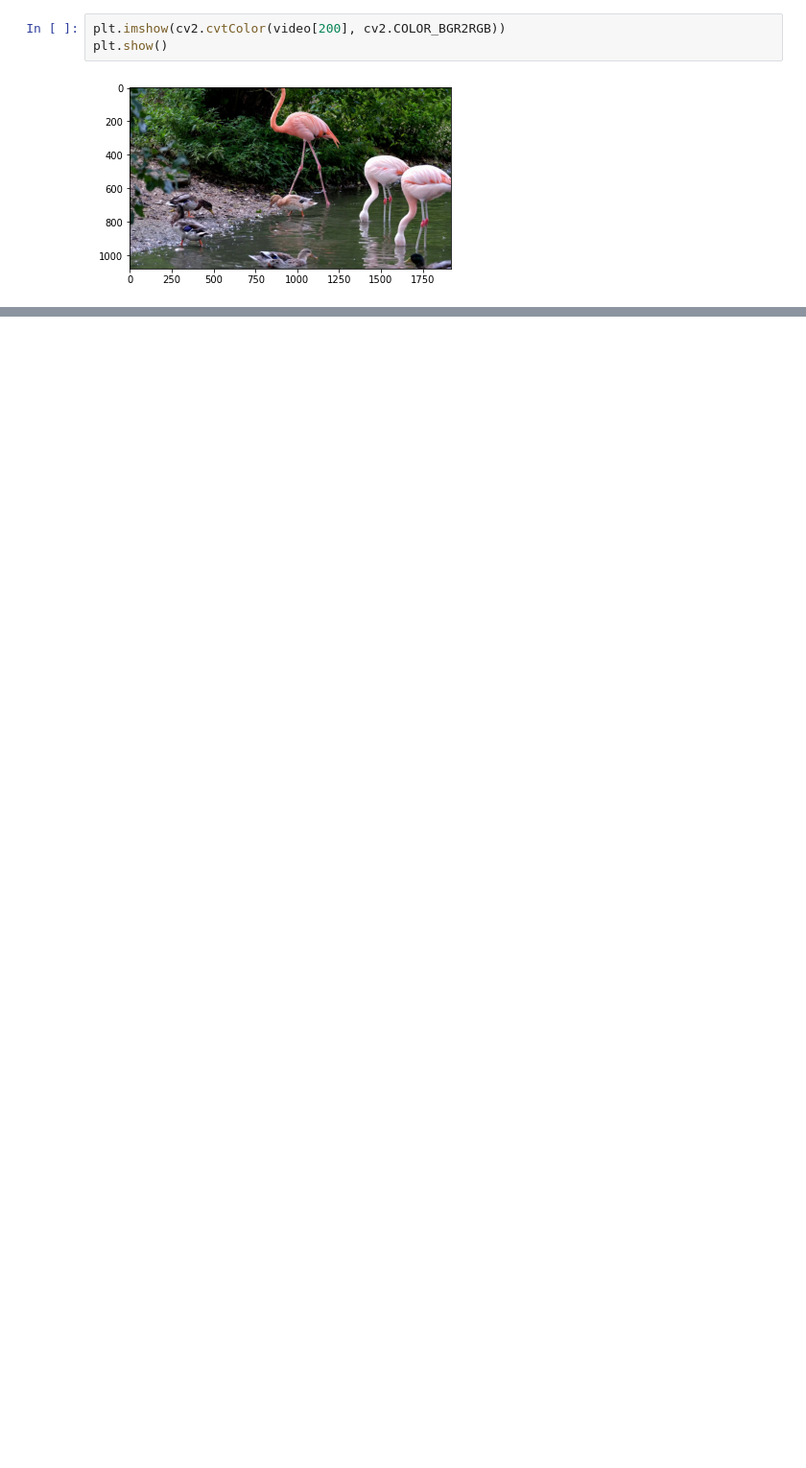
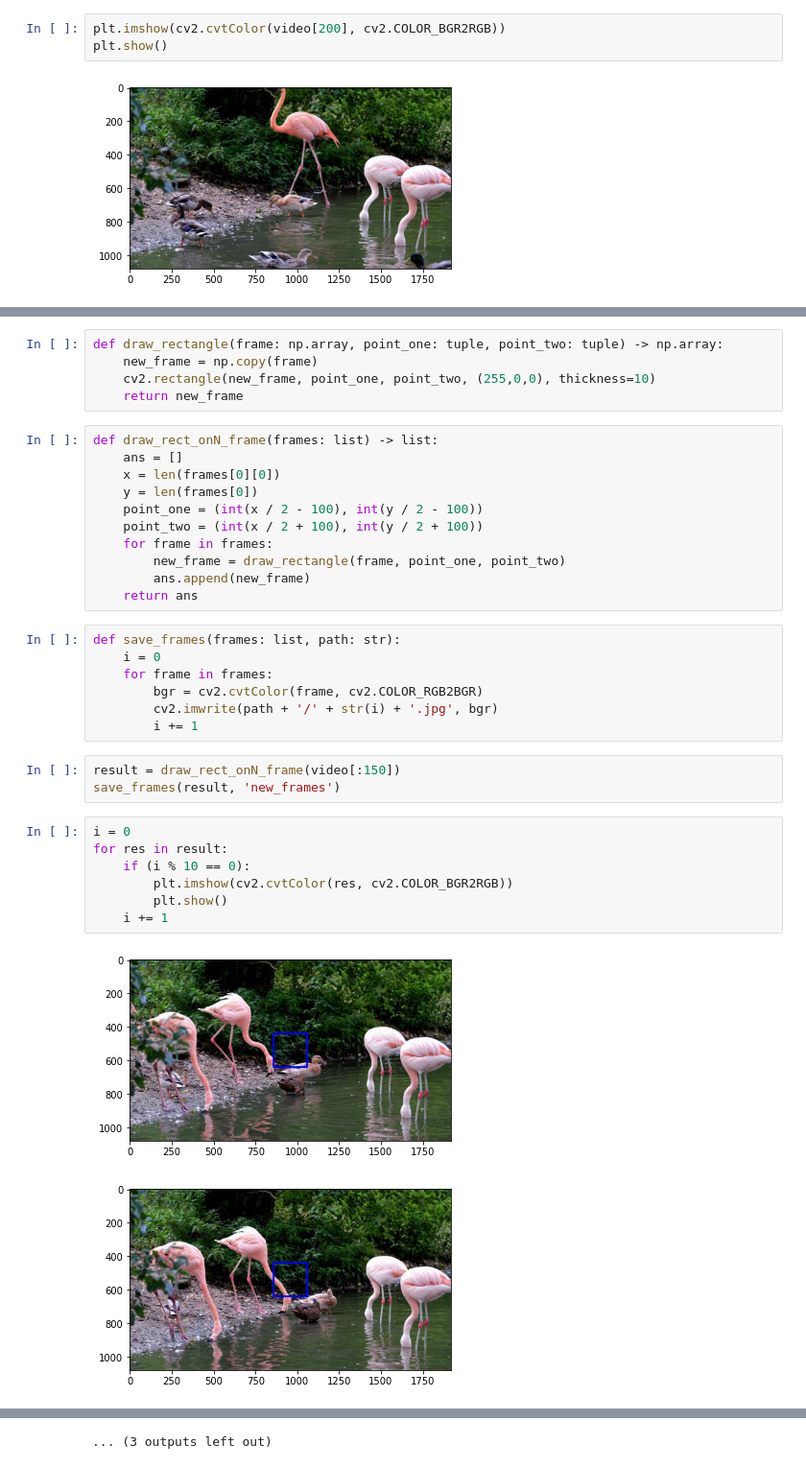
Before and after one commit to katusha97/People-counter, a Jupyter notebook: practice.ipynb, the cells around one changed output, grey strips where cells are left out. Shown at 96% size. Drawn from its saved outputs; the diff is of its cells as text; blank space fills up the shorter version.

Commit message:
draw rentangle and argparse

```diff
--- a/practice.ipynb
+++ b/practice.ipynb
@@ -19,0 +36,36 @@ plt.show()
+# %%
+def draw_rectangle(frame: np.array, point_one: tuple, point_two: tuple) -> np.array:
+    new_frame = np.copy(frame)
+    cv2.rectangle(new_frame, point_one, point_two, (255,0,0), thickness=10)
+    return new_frame
+# %%
+def draw_rect_onN_frame(frames: list) -> list:
+    ans = []
+    x = len(frames[0][0])
+    y = len(frames[0])
+    point_one = (int(x / 2 - 100), int(y / 2 - 100))
+    point_two = (int(x / 2 + 100), int(y / 2 + 100))
+    for frame in frames:
+        new_frame = draw_rectangle(frame, point_one, point_two)
+        ans.append(new_frame)
+    return ans
+# %%
+def save_frames(frames: list, path: str):
+    i = 0
+    for frame in frames:
+        bgr = cv2.cvtColor(frame, cv2.COLOR_RGB2BGR)
+        cv2.imwrite(path + '/' + str(i) + '.jpg', bgr)
+        i += 1
+# %%
+result = draw_rect_onN_frame(video[:150])
+save_frames(result, 'new_frames')
+# %%
+i = 0
+for res in result:
+    if (i % 10 == 0):
+        plt.imshow(cv2.cvtColor(res, cv2.COLOR_BGR2RGB))
+        plt.show()
+    i += 1
+# %% [output]
+[figure, added]
+[figure, added]
@@ -19,0 +82 @@ plt.show()
+... (3 outputs left out)
```
Also changed, not shown: parts of 6 cells of this notebook, 2 other files.
